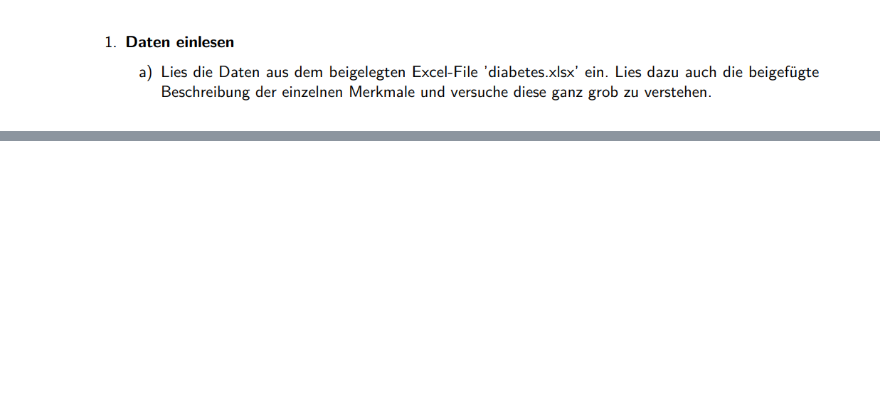
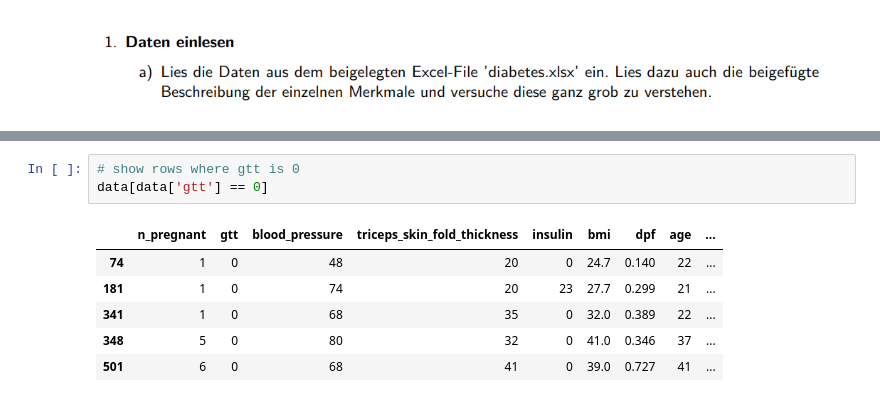
Before and after one commit to alexschillingfhnw/daw, a Jupyter notebook: Diabetes.ipynb, the cells around one changed output, grey strips where cells are left out. Cells and saved outputs as stored; diff of their text form; blank space fills up the shorter version.

```diff
--- a/Diabetes.ipynb
+++ b/Diabetes.ipynb
@@ -21,0 +109,10 @@ data = data.iloc[2: , :]
+# %%
+# show rows where gtt is 0
+data[data['gtt'] == 0]
+# %% [output]
+|  | n_pregnant | gtt | blood_pressure | triceps_skin_fold_thickness | insulin | bmi | dpf | age | ... |
+| 74 | 1 | 0 | 48 | 20 | 0 | 24.7 | 0.140 | 22 | ... |
+| 181 | 1 | 0 | 74 | 20 | 23 | 27.7 | 0.299 | 21 | ... |
+| 341 | 1 | 0 | 68 | 35 | 0 | 32.0 | 0.389 | 22 | ... |
+| 348 | 5 | 0 | 80 | 32 | 0 | 41.0 | 0.346 | 37 | ... |
+| 501 | 6 | 0 | 68 | 41 | 0 | 39.0 | 0.727 | 41 | ... |
```
Also changed, not shown: parts of 29 cells of this notebook.
